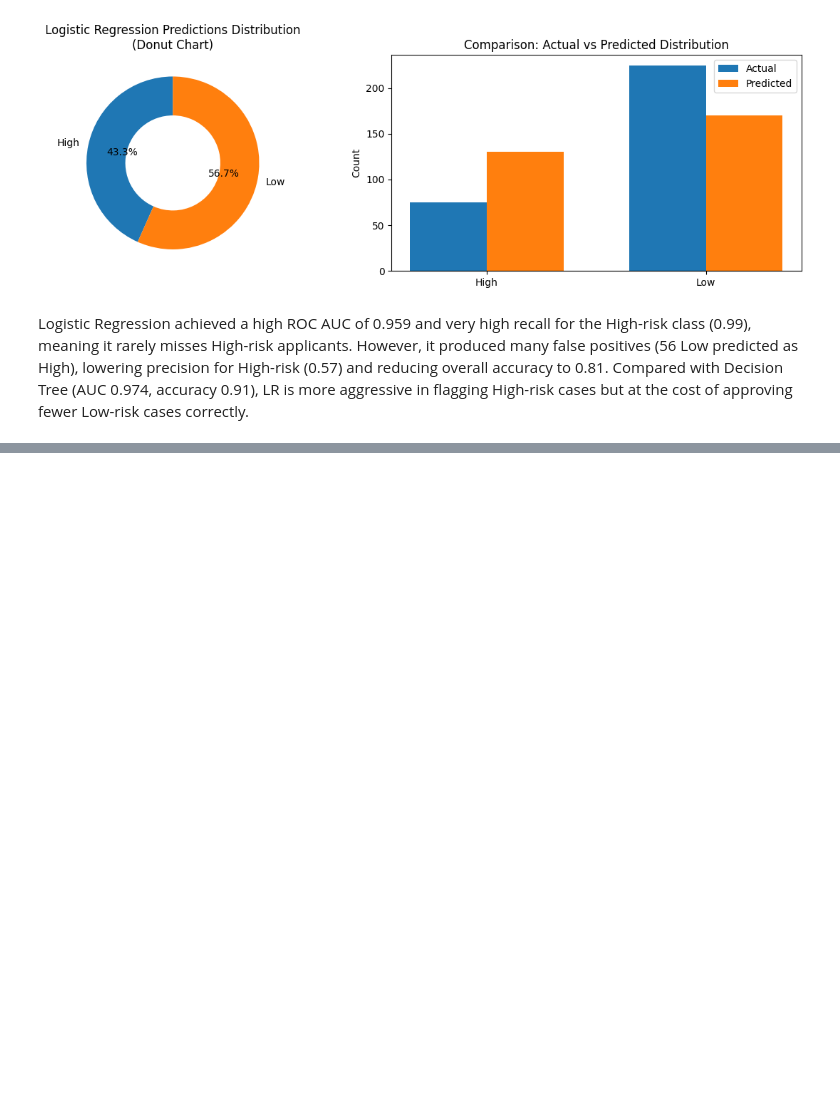
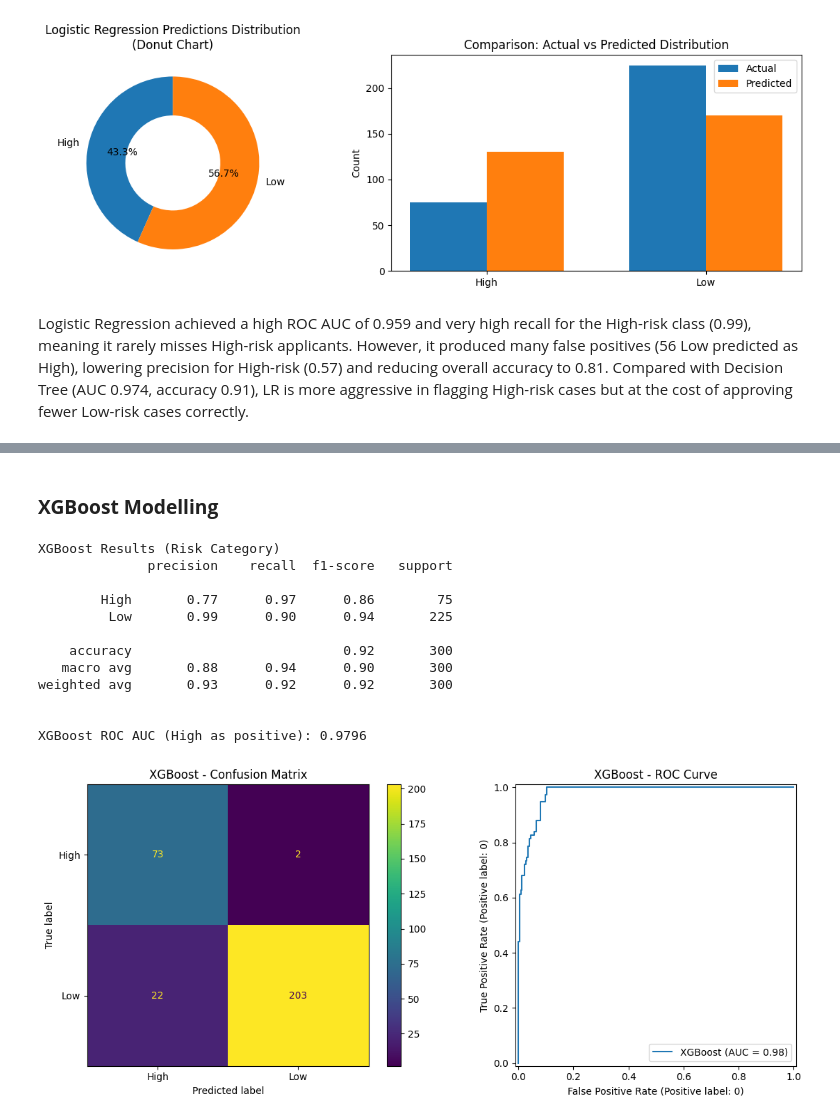
Before and after one commit to linlin0708/Data-Mining-Group-Project, a Jupyter notebook: DataMiningGP.ipynb, the cells around one changed output, grey strips where cells are left out. Saved outputs shown, nothing was run; the diff lists cells and outputs as text; code cells hidden in the pictures; blank space fills up the shorter version.

```diff
--- a/DataMiningGP.ipynb
+++ b/DataMiningGP.ipynb
@@ -729,0 +839,56 @@ Logistic Regression achieved a high ROC AUC of 0.959 and very high recall for th
+# %% [markdown]
+### **XGBoost Modelling**
+# %%
+from xgboost import XGBClassifier
+from sklearn.metrics import classification_report, ConfusionMatrixDisplay, RocCurveDisplay, roc_auc_score
+
+# Train XGBoost model
+xgb = XGBClassifier(
+    max_depth=5,
+    learning_rate=0.1,
+    n_estimators=100,
+    scale_pos_weight=len(y_train[y_train == 0]) / len(y_train[y_train == 1]),
+    random_state=42,
+    eval_metric='logloss'
+)
+
+xgb.fit(X_train, y_train, sample_weight=sample_weights)
+
+# Evaluation
+xgb_pred = xgb.predict(X_test)
+print("XGBoost Results (Risk Category)")
+print(classification_report(y_test, xgb_pred, target_names=label_encoder_risk.classes_))
+
+# Calculate and print ROC AUC
+xgb_proba = xgb.predict_proba(X_test)
+high_col_idx = list(xgb.classes_).index(high_label)
+y_true_high = (y_test == high_label).astype(int)
+y_score_high = xgb_proba[:, high_col_idx]
+xgb_auc = roc_auc_score(y_true_high, y_score_high)
+print(f"\nXGBoost ROC AUC (High as positive): {round(xgb_auc, 4)}")
+
+# Plots
+fig, (ax1, ax2) = plt.subplots(1, 2, figsize=(12, 5))
+
+ConfusionMatrixDisplay.from_predictions(y_test, xgb_pred, display_labels=label_encoder_risk.classes_, ax=ax1)
+ax1.set_title("XGBoost - Confusion Matrix")
+
+RocCurveDisplay.from_estimator(xgb, X_test, y_test, pos_label=high_label, name="XGBoost", ax=ax2)
+ax2.set_title("XGBoost - ROC Curve")
+
+plt.tight_layout()
+plt.show()
+# %% [output]
+XGBoost Results (Risk Category)
+              precision    recall  f1-score   support
+
+        High       0.77      0.97      0.86        75
+         Low       0.99      0.90      0.94       225
+
+    accuracy                           0.92       300
+   macro avg       0.88      0.94      0.90       300
+weighted avg       0.93      0.92      0.92       300
+
+
+XGBoost ROC AUC (High as positive): 0.9796
+[figure, added]
```
Also changed, not shown: parts of 46 cells of this notebook.
